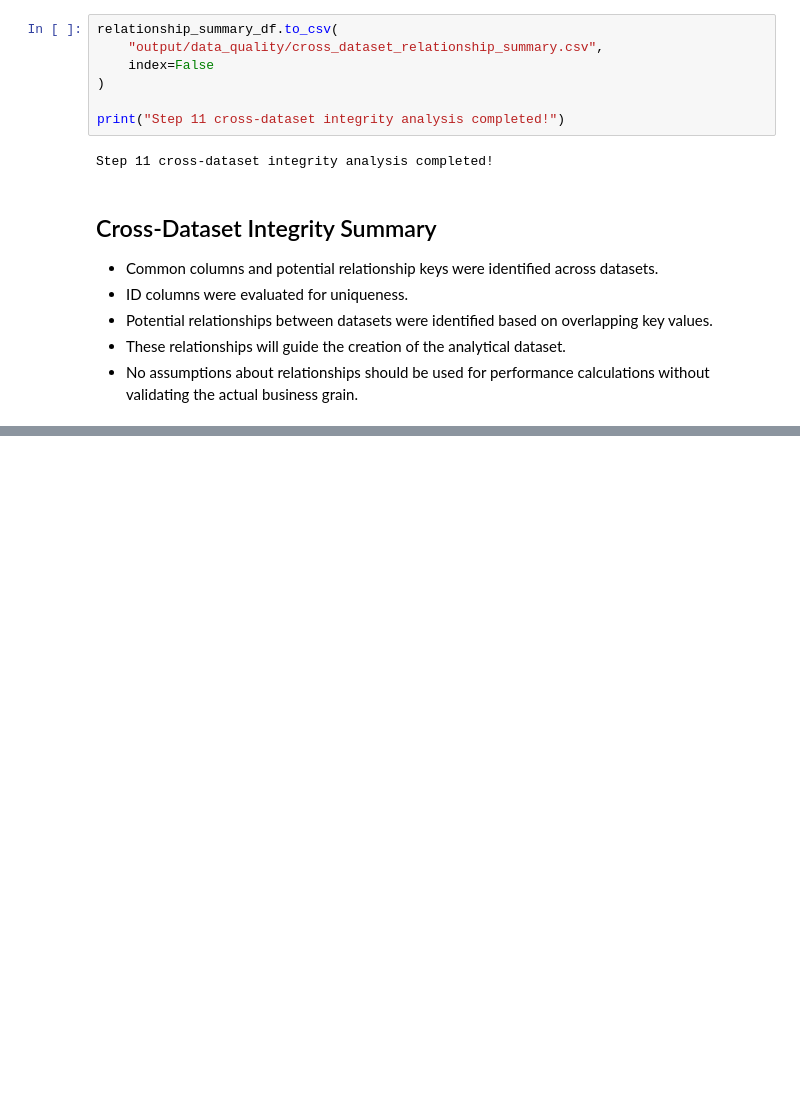
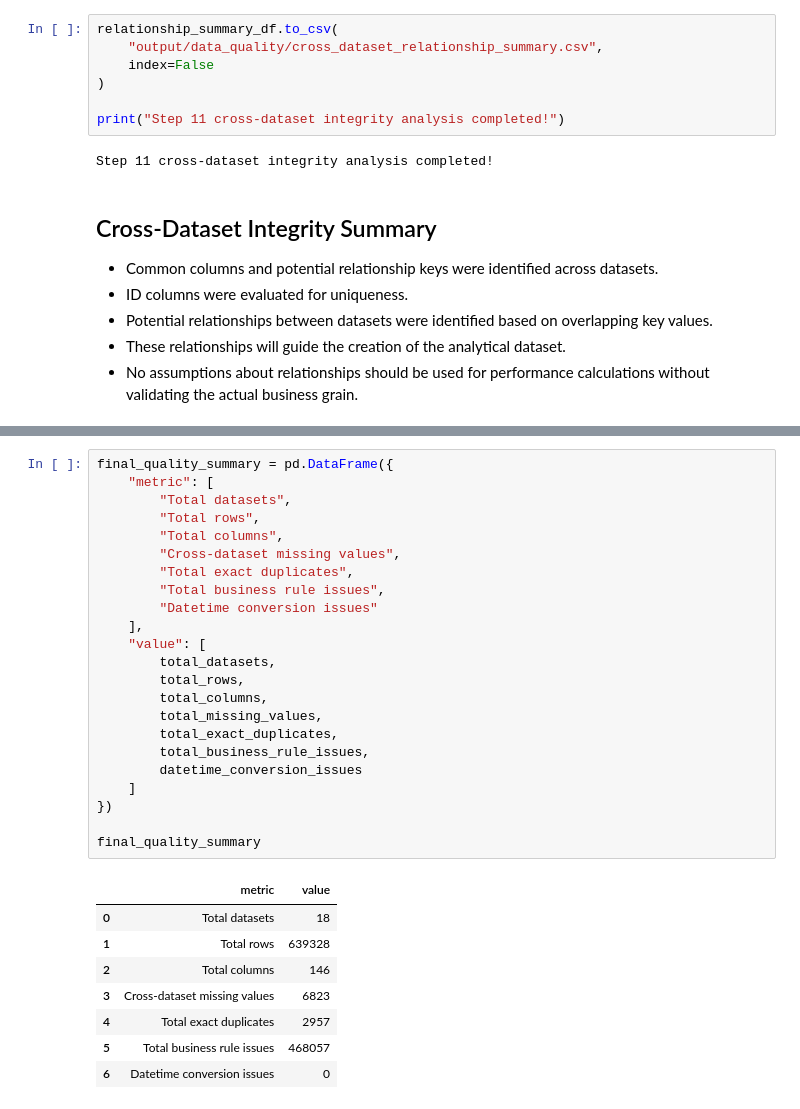
Before and after one commit to Rohit3435/Data_Analyst_Assignment, a Jupyter notebook: Data_Analyst_Project.ipynb, the cells around one changed output, grey strips where cells are left out. Saved outputs shown, nothing was run; the diff lists cells and outputs as text; blank space fills up the shorter version.

Commit message:
Complete final data quality summary and scorecard

```diff
--- a/Data_Analyst_Project.ipynb
+++ b/Data_Analyst_Project.ipynb
@@ -1622,0 +1690,32 @@ Step 11 cross-dataset integrity analysis completed!
+# %%
+final_quality_summary = pd.DataFrame({
+    "metric": [
+        "Total datasets",
+        "Total rows",
+        "Total columns",
+        "Cross-dataset missing values",
+        "Total exact duplicates",
+        "Total business rule issues",
+        "Datetime conversion issues"
+    ],
+    "value": [
+        total_datasets,
+        total_rows,
+        total_columns,
+        total_missing_values,
+        total_exact_duplicates,
+        total_business_rule_issues,
+        datetime_conversion_issues
+    ]
+})
+
+final_quality_summary
+# %% [output]
+|  | metric | value |
+| 0 | Total datasets | 18 |
+| 1 | Total rows | 639328 |
+| 2 | Total columns | 146 |
+| 3 | Cross-dataset missing values | 6823 |
+| 4 | Total exact duplicates | 2957 |
+| 5 | Total business rule issues | 468057 |
+| 6 | Datetime conversion issues | 0 |
```
Also changed, not shown: parts of 3 cells of this notebook.
